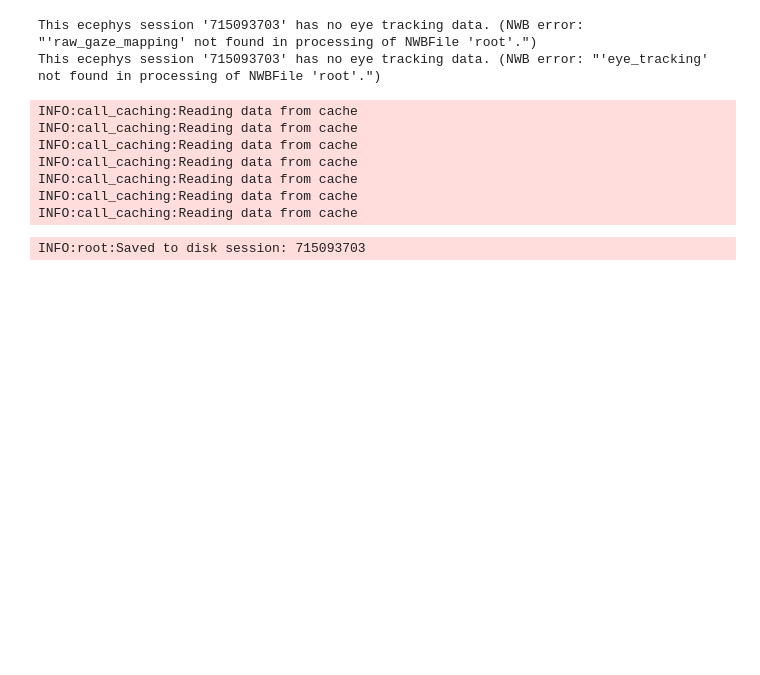
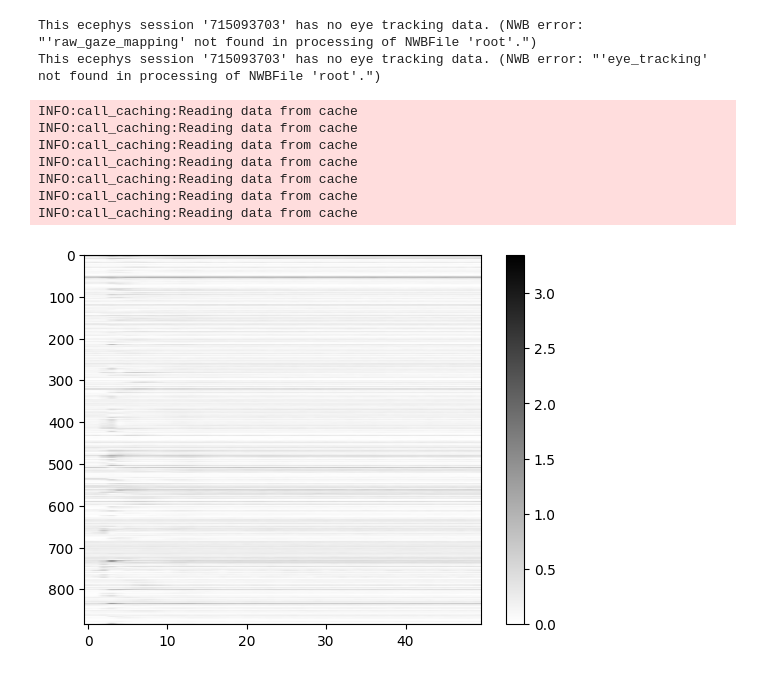
Before and after one commit to yzhang511/side_info_decoding, a Jupyter notebook: notebooks/prepare_allen_data.ipynb, the cells around one changed output. Drawn from its saved outputs; the diff is of its cells as text; code cells hidden in the pictures; blank space fills up the shorter version.

Commit message:
fix data loader

```diff
--- a/notebooks/prepare_allen_data.ipynb
+++ b/notebooks/prepare_allen_data.ipynb
@@ -431,9 +428,9 @@ session_dict["data"] = {
 }
 
 session_dict["splits"] = {
-    "stimuli_splits_by_key": stimuli_splits_by_key,
     "behavior_start": behavior_start,
     "behavior_end": behavior_end,
+    **stimuli_splits_by_key,
 }
 # %% [output]
 INFO:call_caching:Reading data from cache
@@ -444,11 +441,7 @@ INFO:call_caching:Reading data from cache
 INFO:call_caching:Reading data from cache
 INFO:call_caching:Reading data from cache
 # %%
-import pickle
+# with open(f"{output_dir}/{session_id}.pkl", "wb") as f:
+#     pickle.dump(session_dict, f)
 
-with open(f"{output_dir}/{session_id}.pkl", "wb") as f:
-    pickle.dump(session_dict, f)
-
-logging.info(f"Saved to disk session: {session_id}")
+# logging.info(f"Saved to disk session: {session_id}")
-# %% [output]
-INFO:root:Saved to disk session: 715093703
@@ -454,0 +515,15 @@ INFO:root:Saved to disk session: 715093703
+# %%
+spike_count = bin_spike_count(
+    session_dict["data"]["spikes"],
+    session_dict["data"]["units"]["unit_index"],
+    session_dict["data"]["drifting_gratings"]["start"],
+    session_dict["data"]["drifting_gratings"]["end"],
+    binsize=0.02,
+    n_workers=1
+)
+# %%
+plt.imshow(spike_count.mean(0), aspect="auto", cmap="binary")
+plt.colorbar()
+plt.show()
+# %% [output]
+[figure, added]
```
Also changed, not shown: parts of 10 cells of this notebook, 11 other files.
